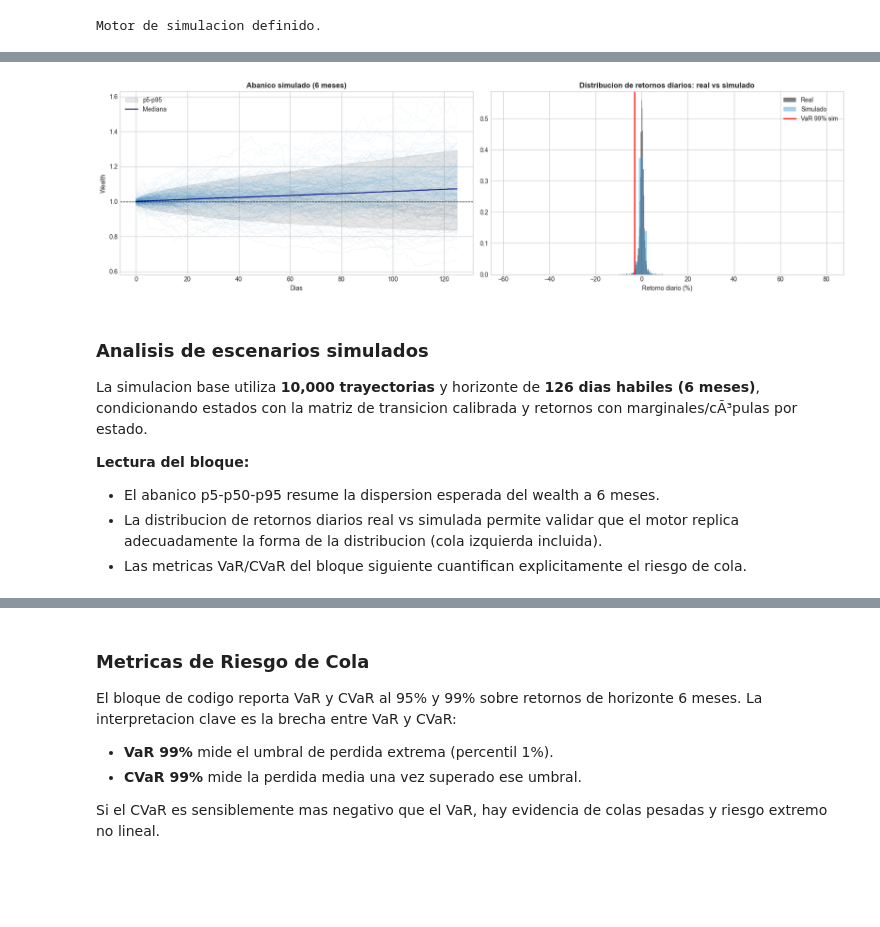
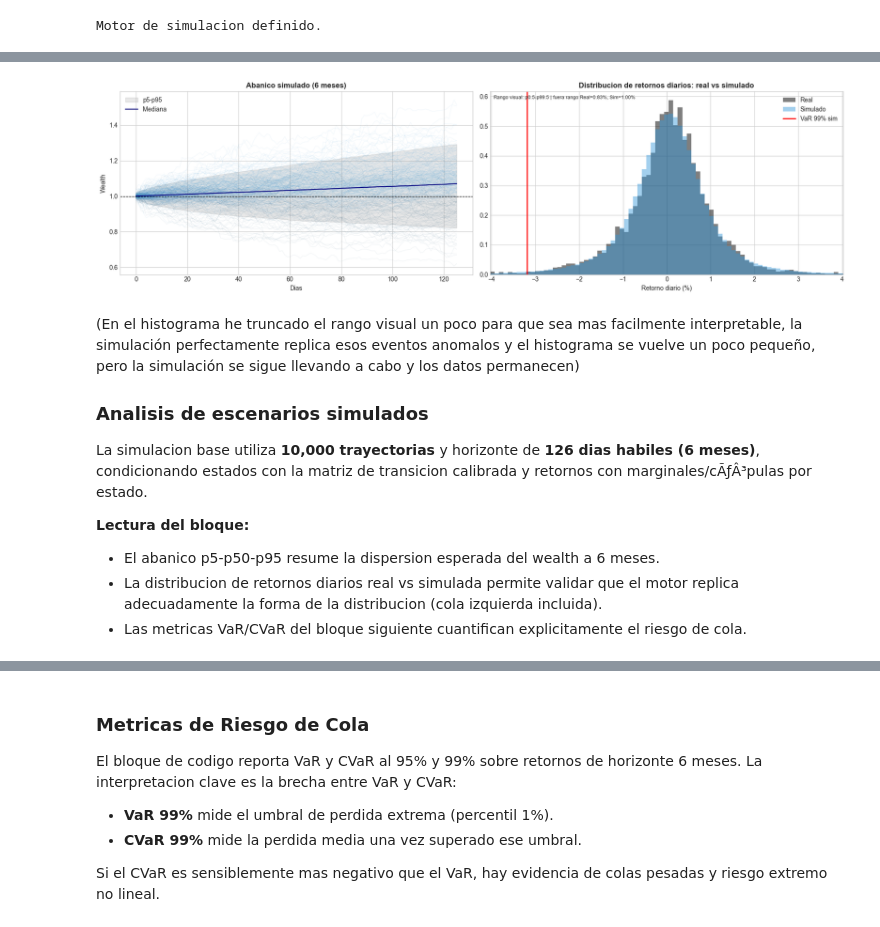
Before and after one commit to ALBERELVIS/Practica_Gesti-n_Riesgos, a Jupyter notebook: Practica_Riesgos_Final.ipynb, the cells around one changed output, grey strips where cells are left out. Drawn from its saved outputs; the diff is of its cells as text; code cells hidden in the pictures; blank space fills up the shorter version.

```diff
--- a/Practica_Riesgos_Final.ipynb
+++ b/Practica_Riesgos_Final.ipynb
@@ -1559,41 +2518,63 @@ fig, axes = plt.subplots(1, 2, figsize=(17, 5))
 
 # Panel izquierdo: abanico de trayectorias simuladas (base)
 ax1 = axes[0]
 for i in range(min(300, N_SIMULATIONS)):
     color = COLOR_CRISIS if cumulative[i, -1] < 1 else "#3498DB"
     ax1.plot(cumulative[i, :], color=color, alpha=0.08, linewidth=0.6)
 
 p5 = np.percentile(cumulative, 5, axis=0)
 p50 = np.percentile(cumulative, 50, axis=0)
 p95 = np.percentile(cumulative, 95, axis=0)
 ax1.fill_between(range(HORIZON_DAYS), p5, p95, color="gray", alpha=0.18, label="p5-p95")
 ax1.plot(p50, color="navy", linewidth=1.5, label="Mediana")
 ax1.axhline(y=1, color="black", linestyle="--", linewidth=0.9)
 ax1.set_title("Abanico simulado (6 meses)", fontweight="bold")
 ax1.set_xlabel("Dias")
 ax1.set_ylabel("Wealth")
 ax1.legend()
 
 # Panel derecho: retornos diarios reales vs simulados (validacion A)
 ax2 = axes[1]
 real_port_daily = returns_data[selected].mean(axis=1).values
 sim_port_daily = portfolio_returns.flatten()
 
-ax2.hist(real_port_daily * 100, bins=80, alpha=0.50, density=True, label="Real", color="black")
-ax2.hist(sim_port_daily * 100, bins=80, alpha=0.45, density=True, label="Simulado", color="#3498DB")
-ax2.axvline(np.percentile(sim_port_daily * 100, 1), color="red", linewidth=1.8, label="VaR 99% sim")
+real_pct = real_port_daily * 100
+sim_pct = sim_port_daily * 100
+joint_pct = np.concatenate([real_pct, sim_pct])
+q_low, q_high = np.percentile(joint_pct, [0.5, 99.5])
+
+real_in = real_pct[(real_pct >= q_low) & (real_pct <= q_high)]
+sim_in = sim_pct[(sim_pct >= q_low) & (sim_pct <= q_high)]
+real_out_pct = 100 * (1.0 - len(real_in) / max(len(real_pct), 1))
+sim_out_pct = 100 * (1.0 - len(sim_in) / max(len(sim_pct), 1))
+
+bins = np.linspace(q_low, q_high, 80)
+ax2.hist(real_in, bins=bins, alpha=0.50, density=True, label="Real", color="black")
+ax2.hist(sim_in, bins=bins, alpha=0.45, density=True, label="Simulado", color="#3498DB")
+ax2.axvline(np.percentile(sim_pct, 1), color="red", linewidth=1.8, label="VaR 99% sim")
+ax2.set_xlim(q_low, q_high)
 ax2.set_title("Distribucion de retornos diarios: real vs simulado", fontweight="bold")
 ax2.set_xlabel("Retorno diario (%)")
+ax2.text(
+    0.01,
+    0.98,
+    f"Rango visual: p0.5-p99.5 | fuera rango Real={real_out_pct:.2f}%, Sim={sim_out_pct:.2f}%",
+    transform=ax2.transAxes,
+    va="top",
+    fontsize=8,
+)
 ax2.legend()
 
 plt.tight_layout()
 plt.show()
 # %% [output]
-[figure, old version]
+[figure, new version]
 # %% [markdown]
+(En el histograma he truncado el rango visual un poco para que sea mas facilmente interpretable, la simulación perfectamente replica esos eventos anomalos y el histograma se vuelve un poco pequeño, pero la simulación se sigue llevando a cabo y los datos permanecen)
+
 ### Analisis de escenarios simulados
 
-La simulacion base utiliza **10,000 trayectorias** y horizonte de **126 dias habiles (6 meses)**, condicionando estados con la matriz de transicion calibrada y retornos con marginales/cÃ³pulas por estado.
+La simulacion base utiliza **10,000 trayectorias** y horizonte de **126 dias habiles (6 meses)**, condicionando estados con la matriz de transicion calibrada y retornos con marginales/cÃƒÂ³pulas por estado.
 
 **Lectura del bloque:**
 - El abanico p5-p50-p95 resume la dispersion esperada del wealth a 6 meses.
```
Also changed, not shown: parts of 50 cells of this notebook.
